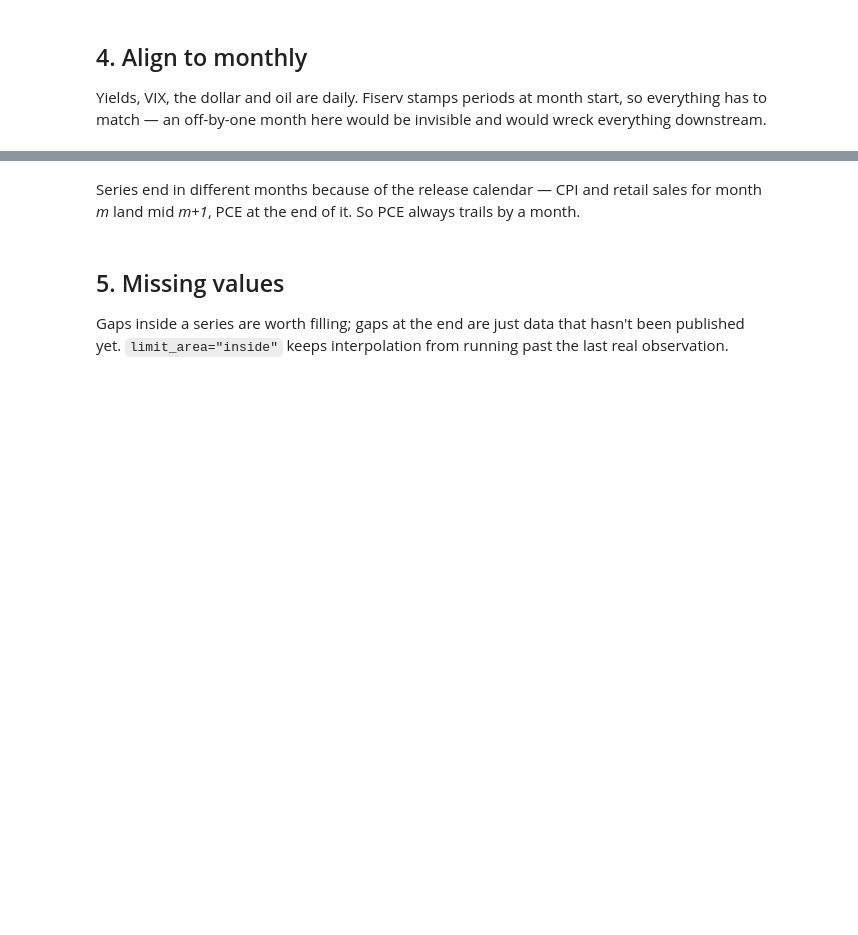
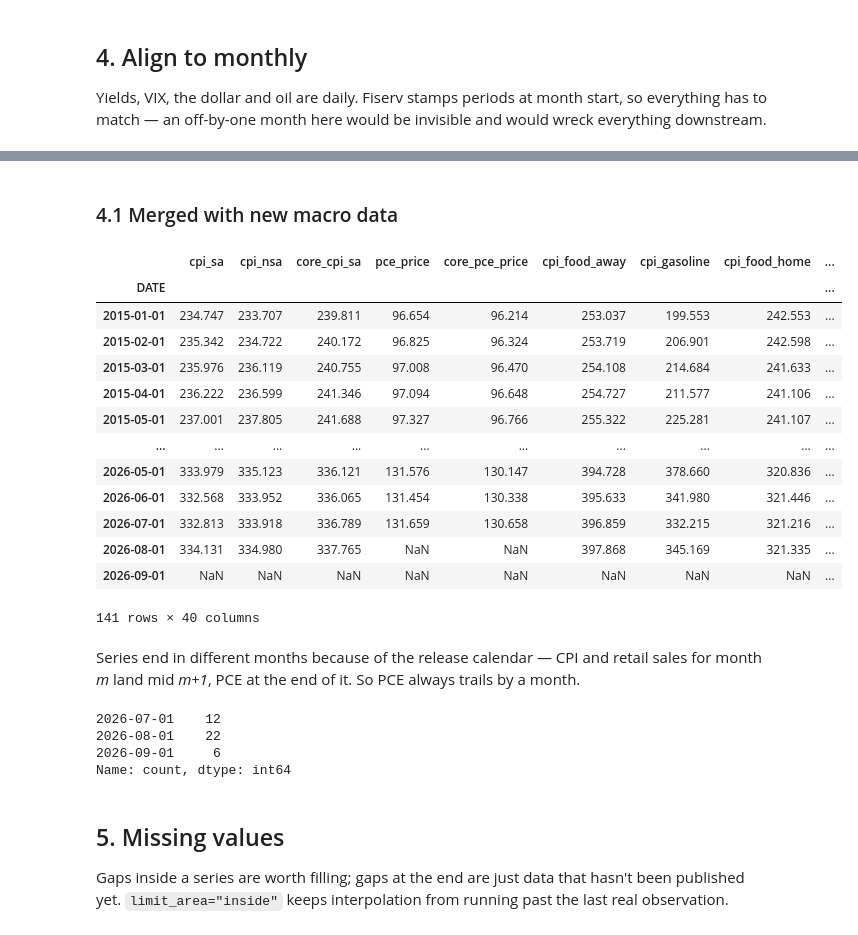
Before and after one commit to deccampbell/QCF_Capstone_Fiserv, a Jupyter notebook: 01_data_prep.ipynb, the cells around one changed output, grey strips where cells are left out. Saved outputs shown, nothing was run; the diff lists cells and outputs as text; code cells hidden in the pictures; blank space fills up the shorter version.

Commit message:
The new data I added and adjusted the code to

```diff
--- a/01_data_prep.ipynb
+++ b/01_data_prep.ipynb
@@ -117,0 +158,11 @@ print(f"{macro_raw.shape[1]} series, {macro_raw.index.min():%Y-%m} to {macro_raw
+# %%
+cache2 = DATA / "new_macro_data.csv"
+if cache2.exists():
+    new_macro_data = pd.read_csv(cache2, index_col=0, parse_dates=True)
+else:
+    from pandas_datareader import data as web
+    new_macro_data = web.DataReader(list(SERIES), "fred", "2024-01-01")
+    new_macro_data.columns = [SERIES[c] for c in new_macro_data.columns]
+    new_macro_data.to_csv(cache2)
+
+print(f"{new_macro_data.shape[1]} series, {new_macro_data.index.min():%Y-%m} to {new_macro_data.index.max():%Y-%m}")
@@ -129,9 +201,34 @@ print(f"{macro.shape[0]} months")
+# %% [markdown]
+### 4.1 Merged with new macro data
+# %%
+macro = macro.merge(new_macro_data, left_on="DATE",right_on="DATE", how="left")
+macro
+# %% [output]
+|  | cpi_sa | cpi_nsa | core_cpi_sa | pce_price | core_pce_price | cpi_food_away | cpi_gasoline | cpi_food_home | ... |
+| DATE |  |  |  |  |  |  |  |  | ... |
+| 2015-01-01 | 234.747 | 233.707 | 239.811 | 96.654 | 96.214 | 253.037 | 199.553 | 242.553 | ... |
+| 2015-02-01 | 235.342 | 234.722 | 240.172 | 96.825 | 96.324 | 253.719 | 206.901 | 242.598 | ... |
+| 2015-03-01 | 235.976 | 236.119 | 240.755 | 97.008 | 96.470 | 254.108 | 214.684 | 241.633 | ... |
+| 2015-04-01 | 236.222 | 236.599 | 241.346 | 97.094 | 96.648 | 254.727 | 211.577 | 241.106 | ... |
+| 2015-05-01 | 237.001 | 237.805 | 241.688 | 97.327 | 96.766 | 255.322 | 225.281 | 241.107 | ... |
+| ... | ... | ... | ... | ... | ... | ... | ... | ... | ... |
+| 2026-05-01 | 333.979 | 335.123 | 336.121 | 131.576 | 130.147 | 394.728 | 378.660 | 320.836 | ... |
+| 2026-06-01 | 332.568 | 333.952 | 336.065 | 131.454 | 130.338 | 395.633 | 341.980 | 321.446 | ... |
+| 2026-07-01 | 332.813 | 333.918 | 336.789 | 131.659 | 130.658 | 396.859 | 332.215 | 321.216 | ... |
+| 2026-08-01 | 334.131 | 334.980 | 337.765 | NaN | NaN | 397.868 | 345.169 | 321.335 | ... |
+| 2026-09-01 | NaN | NaN | NaN | NaN | NaN | NaN | NaN | NaN | ... |
+141 rows × 40 columns
 # %% [markdown]
 Series end in different months because of the release calendar — CPI and
 retail sales for month *m* land mid *m+1*, PCE at the end of it. So PCE
 always trails by a month.
 # %%
 macro.apply(lambda s: s.last_valid_index()).value_counts().sort_index()
+# %% [output]
+2026-07-01    12
+2026-08-01    22
+2026-09-01     6
+Name: count, dtype: int64
 # %% [markdown]
 ## 5. Missing values
 
```
Also changed, not shown: parts of 16 cells of this notebook, 3 other files.
